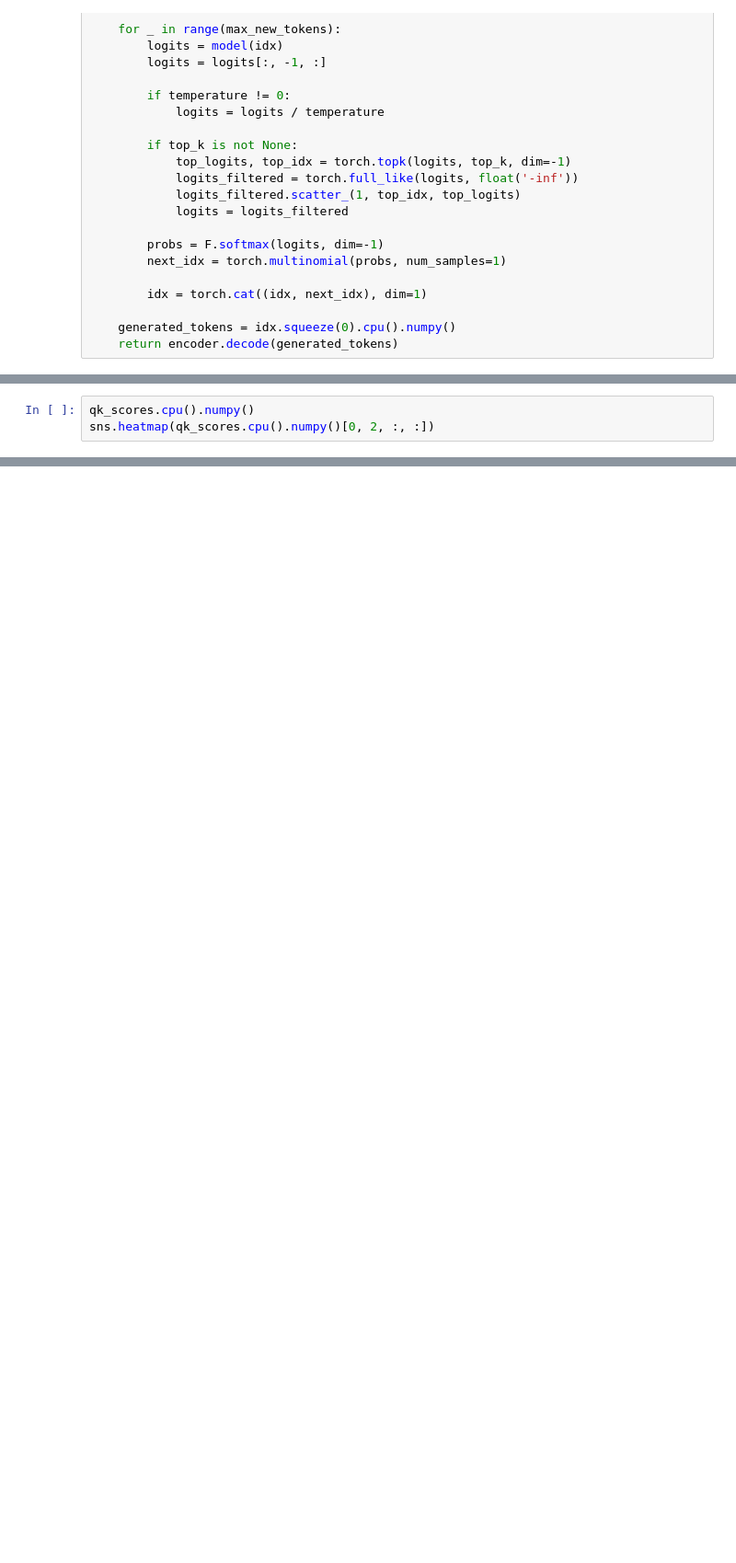
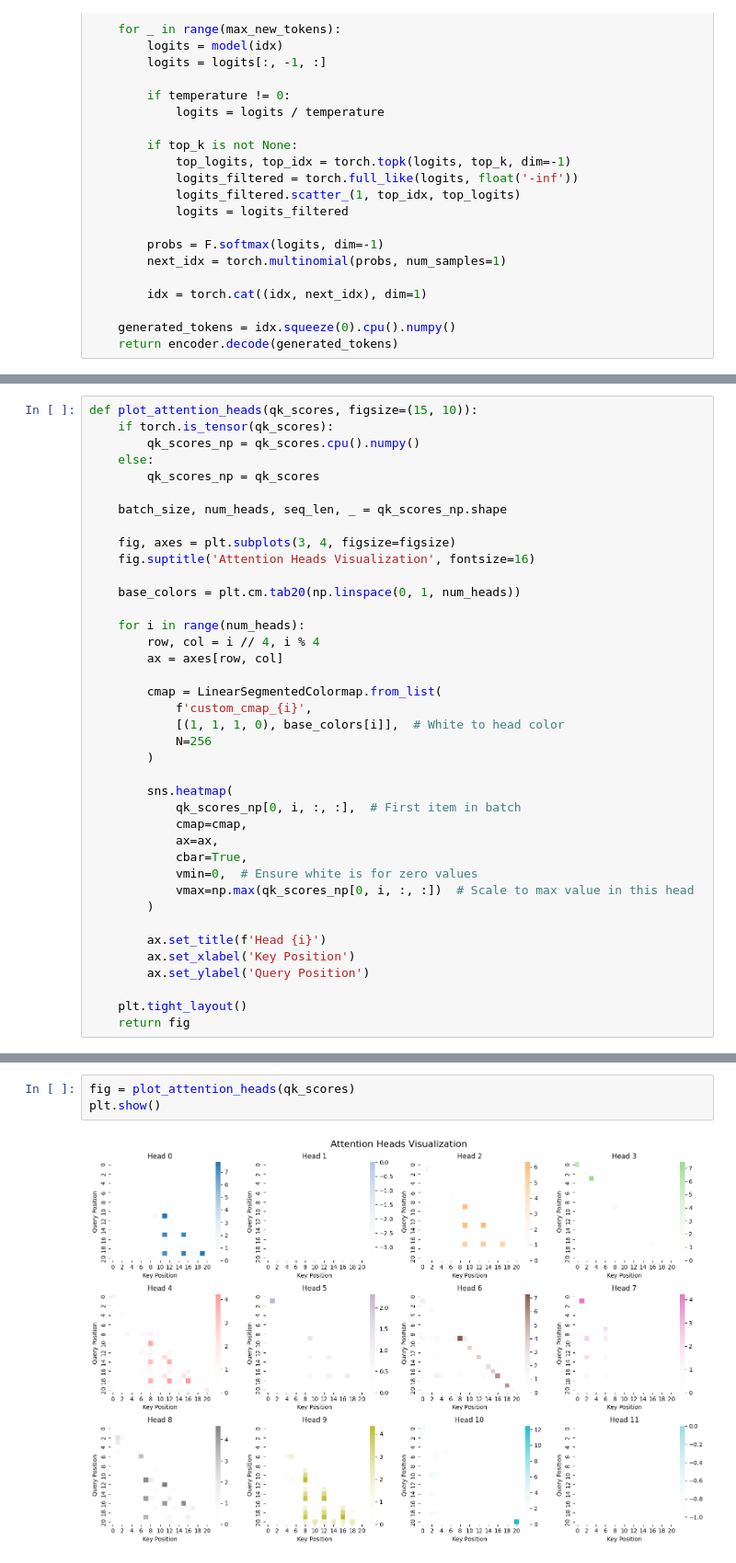
Before and after one commit to Yuralo/Mechanistic-Interpretability, a Jupyter notebook: exp-1/exp-1.ipynb, the cells around one changed output, grey strips where cells are left out. Shown at 92% size. Cells and saved outputs as stored; diff of their text form; blank space fills up the shorter version.

```diff
--- a/exp-1/exp-1.ipynb
+++ b/exp-1/exp-1.ipynb
@@ -406,5 +459,41 @@ model.to(device)
 with torch.no_grad():
     logits, qk_scores, attention_pattern, v_output, z_output, hidden_state = model(input_tensor, return_all=True)
 # %%
-qk_scores.cpu().numpy()
-sns.heatmap(qk_scores.cpu().numpy()[0, 2, :, :])
+def plot_attention_heads(qk_scores, figsize=(15, 10)):
+    if torch.is_tensor(qk_scores):
+        qk_scores_np = qk_scores.cpu().numpy()
+    else:
+        qk_scores_np = qk_scores
+
+    batch_size, num_heads, seq_len, _ = qk_scores_np.shape
+
+    fig, axes = plt.subplots(3, 4, figsize=figsize)
+    fig.suptitle('Attention Heads Visualization', fontsize=16)
+
+    base_colors = plt.cm.tab20(np.linspace(0, 1, num_heads))
+
+    for i in range(num_heads):
+        row, col = i // 4, i % 4
+        ax = axes[row, col]
+
+        cmap = LinearSegmentedColormap.from_list(
+            f'custom_cmap_{i}',
+            [(1, 1, 1, 0), base_colors[i]],  # White to head color
+            N=256
+        )
+
+        sns.heatmap(
+            qk_scores_np[0, i, :, :],  # First item in batch
+            cmap=cmap,
+            ax=ax,
+            cbar=True,
+            vmin=0,  # Ensure white is for zero values
+            vmax=np.max(qk_scores_np[0, i, :, :])  # Scale to max value in this head
+        )
+
+        ax.set_title(f'Head {i}')
+        ax.set_xlabel('Key Position')
+        ax.set_ylabel('Query Position')
+
+    plt.tight_layout()
+    return fig
@@ -413,0 +500,5 @@ sns.heatmap(qk_scores.cpu().numpy()[0, 2, :, :])
+# %%
+fig = plot_attention_heads(qk_scores)
+plt.show()
+# %% [output]
+[figure, added]
```
Also changed, not shown: parts of 17 cells of this notebook, 1 other file.
